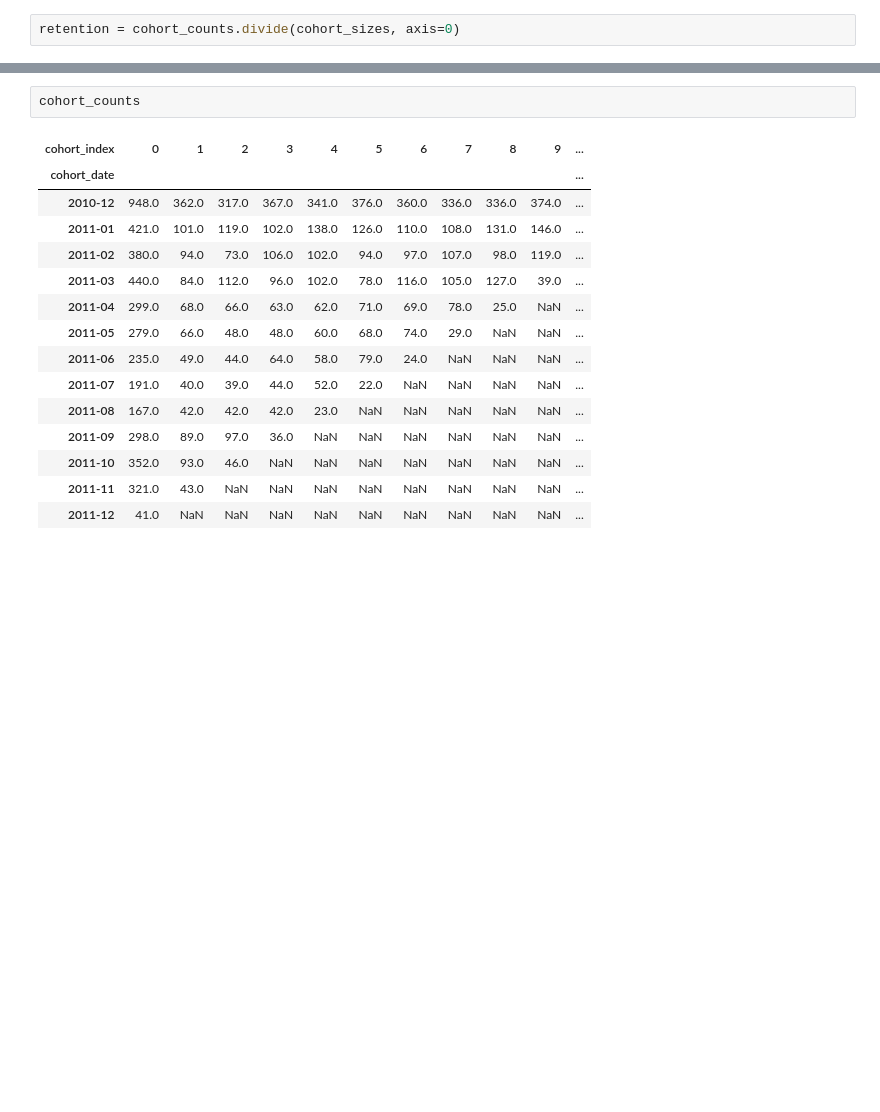
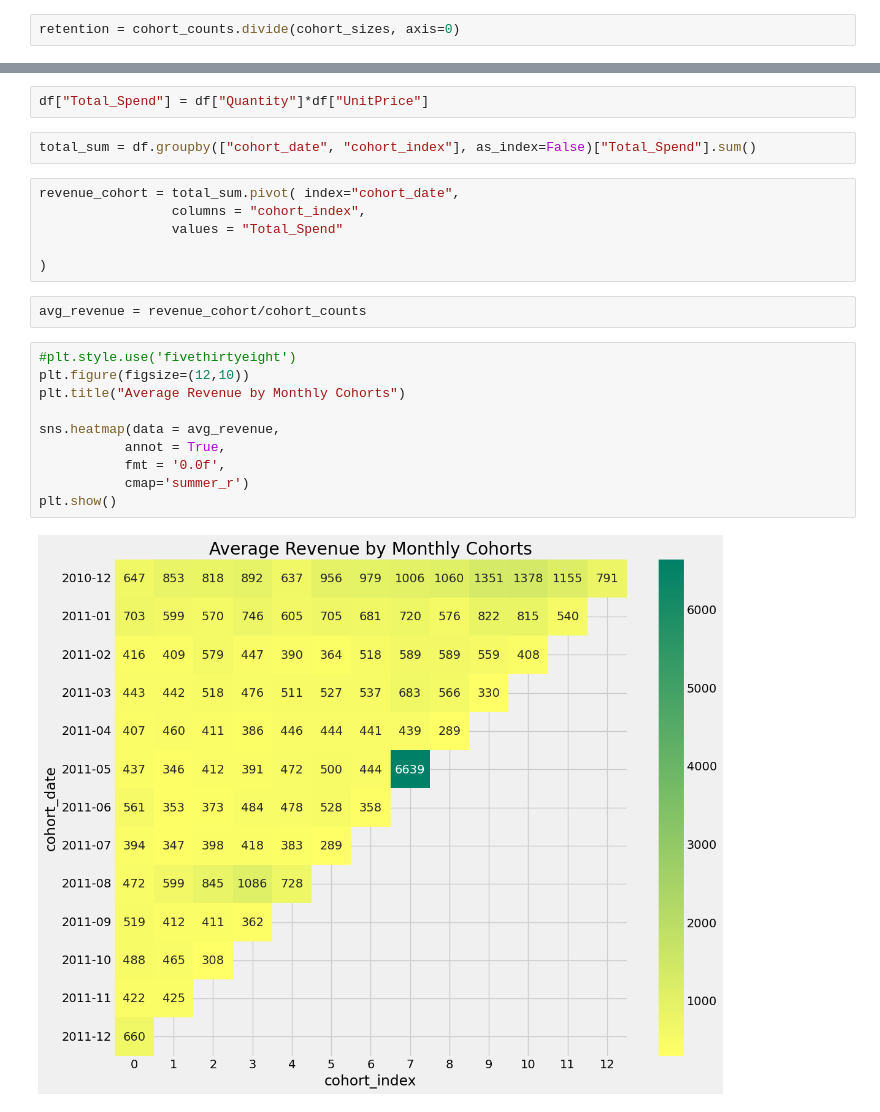
Before and after one commit to Abdulmujeeb-Taiwo/Customer-Analysis-Projects, a Jupyter notebook: Cohort_Analysis.ipynb, the cells around one changed output, grey strips where cells are left out. Drawn from its saved outputs; the diff is of its cells as text; blank space fills up the shorter version.

Commit message:
Cohort Analysis project

```diff
--- a/Cohort_Analysis.ipynb
+++ b/Cohort_Analysis.ipynb
@@ -156,18 +197,24 @@ plt.show()
-# %%
-cohort_counts
-# %% [output]
-| cohort_index | 0 | 1 | 2 | 3 | 4 | 5 | 6 | 7 | 8 | 9 | ... |
-| cohort_date |  |  |  |  |  |  |  |  |  |  | ... |
-| 2010-12 | 948.0 | 362.0 | 317.0 | 367.0 | 341.0 | 376.0 | 360.0 | 336.0 | 336.0 | 374.0 | ... |
-| 2011-01 | 421.0 | 101.0 | 119.0 | 102.0 | 138.0 | 126.0 | 110.0 | 108.0 | 131.0 | 146.0 | ... |
-| 2011-02 | 380.0 | 94.0 | 73.0 | 106.0 | 102.0 | 94.0 | 97.0 | 107.0 | 98.0 | 119.0 | ... |
-| 2011-03 | 440.0 | 84.0 | 112.0 | 96.0 | 102.0 | 78.0 | 116.0 | 105.0 | 127.0 | 39.0 | ... |
-| 2011-04 | 299.0 | 68.0 | 66.0 | 63.0 | 62.0 | 71.0 | 69.0 | 78.0 | 25.0 | NaN | ... |
-| 2011-05 | 279.0 | 66.0 | 48.0 | 48.0 | 60.0 | 68.0 | 74.0 | 29.0 | NaN | NaN | ... |
-| 2011-06 | 235.0 | 49.0 | 44.0 | 64.0 | 58.0 | 79.0 | 24.0 | NaN | NaN | NaN | ... |
-| 2011-07 | 191.0 | 40.0 | 39.0 | 44.0 | 52.0 | 22.0 | NaN | NaN | NaN | NaN | ... |
-| 2011-08 | 167.0 | 42.0 | 42.0 | 42.0 | 23.0 | NaN | NaN | NaN | NaN | NaN | ... |
-| 2011-09 | 298.0 | 89.0 | 97.0 | 36.0 | NaN | NaN | NaN | NaN | NaN | NaN | ... |
-| 2011-10 | 352.0 | 93.0 | 46.0 | NaN | NaN | NaN | NaN | NaN | NaN | NaN | ... |
-| 2011-11 | 321.0 | 43.0 | NaN | NaN | NaN | NaN | NaN | NaN | NaN | NaN | ... |
-| 2011-12 | 41.0 | NaN | NaN | NaN | NaN | NaN | NaN | NaN | NaN | NaN | ... |
+# %%
+df["Total_Spend"] = df["Quantity"]*df["UnitPrice"]
+# %%
+total_sum = df.groupby(["cohort_date", "cohort_index"], as_index=False)["Total_Spend"].sum()
+# %%
+revenue_cohort = total_sum.pivot( index="cohort_date",
+                 columns = "cohort_index",
+                 values = "Total_Spend"
+
+)
+# %%
+avg_revenue = revenue_cohort/cohort_counts
+# %%
+#plt.style.use('fivethirtyeight')
+plt.figure(figsize=(12,10))
+plt.title("Average Revenue by Monthly Cohorts")
+
+sns.heatmap(data = avg_revenue,
+           annot = True,
+           fmt = '0.0f',
+           cmap='summer_r')
+plt.show()
+# %% [output]
+[figure, added]
```
Also changed, not shown: parts of 54 cells of this notebook.
